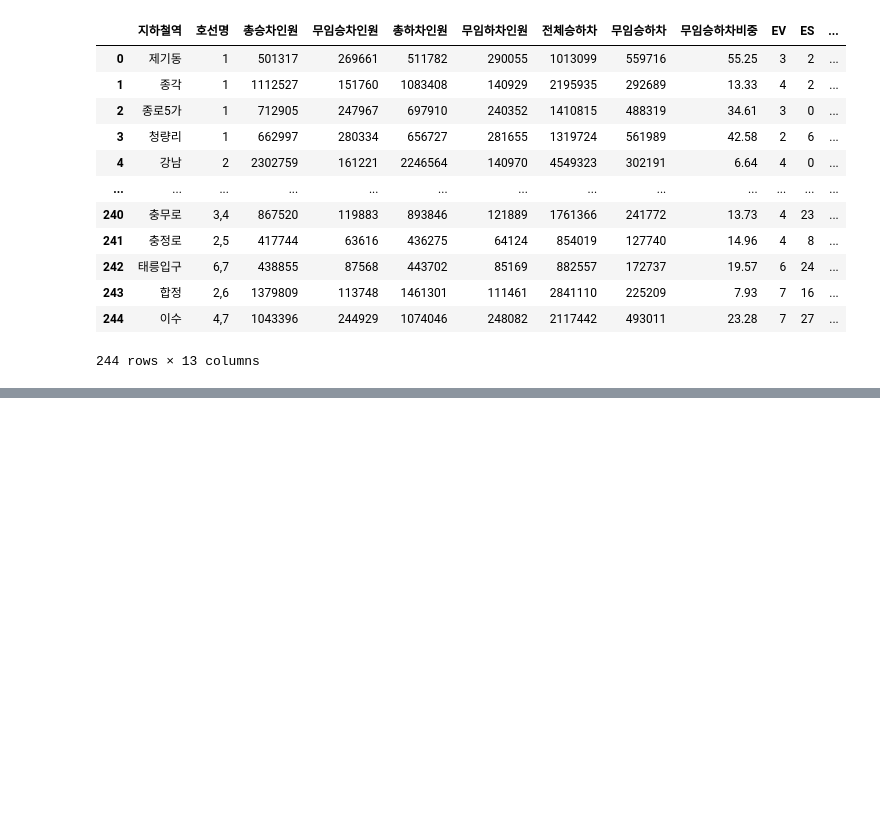
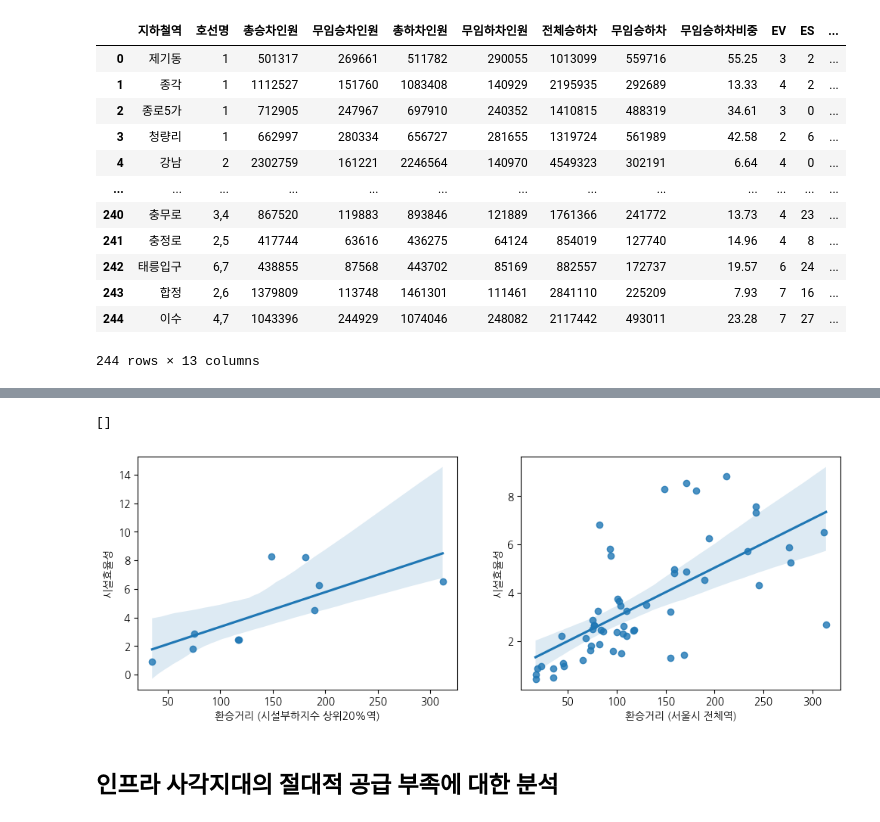
Before and after one commit to JsunXCIX/sprint-p1-basic, a Jupyter notebook: notebooks/team/team7_total_code.ipynb, the cells around one changed output, grey strips where cells are left out. Cells and saved outputs as stored; diff of their text form; code cells hidden in the pictures; blank space fills up the shorter version.

```diff
--- a/notebooks/team/team7_total_code.ipynb
+++ b/notebooks/team/team7_total_code.ipynb
@@ -930,0 +991,4 @@ merged
+# %%
+# 집중관리역에 포함되는 환승역 몇개인지?
+common_station = transfer_station_list[pd.Series(transfer_station_list).isin(priorities['지하철역'])]
+common_station
@@ -930,0 +1181,7 @@ merged
+# %%
+transfer = pd.read_excel("../../data/processed/team/transfer_merged_final.xlsx")
+# %%
+transfer['TOTAL_W'] = transfer['ES'] + transfer['EV']*4
+transfer['시설효율성'] = (transfer['환승거리'] / transfer['TOTAL_W']).round(2)
+transfer['시설부하지수'] = (transfer['무임승하차'].str.replace(",", "").astype('Int64') / transfer['TOTAL_W']).round(2)
+transfer.columns
@@ -930,0 +1193,3 @@ merged
+# %%
+transfer = transfer[['호선명', '지하철역','전체승하차', '무임승하차','무임승하차비중', 'ES', 'EV', 'MW', 'WL', 'TOTAL', '호선', '환승노선', '환승거리', '환승소요시간', 'TOTAL_W', '시설효율성', '시설부하지수']]
+transfer
@@ -930,0 +1210,12 @@ merged
+# %%
+fig, axes = plt.subplots(1,2, figsize=(12,4))
+sns.regplot(data=transfer[transfer['지하철역'].isin(common_station)], x='환승거리', y='시설효율성', ax=axes[0])
+sns.regplot(data=transfer, x='환승거리', y='시설효율성', ax=axes[1])
+axes[0].set_xlabel("환승거리 (시설부하지수 상위20%역)")
+axes[1].set_xlabel("환승거리 (서울시 전체역)")
+plt.plot()
+# %% [output]
+[]
+[figure, added]
+# %% [markdown]
+## 인프라 사각지대의 절대적 공급 부족에 대한 분석
```
Also changed, not shown: parts of 56 cells of this notebook.
